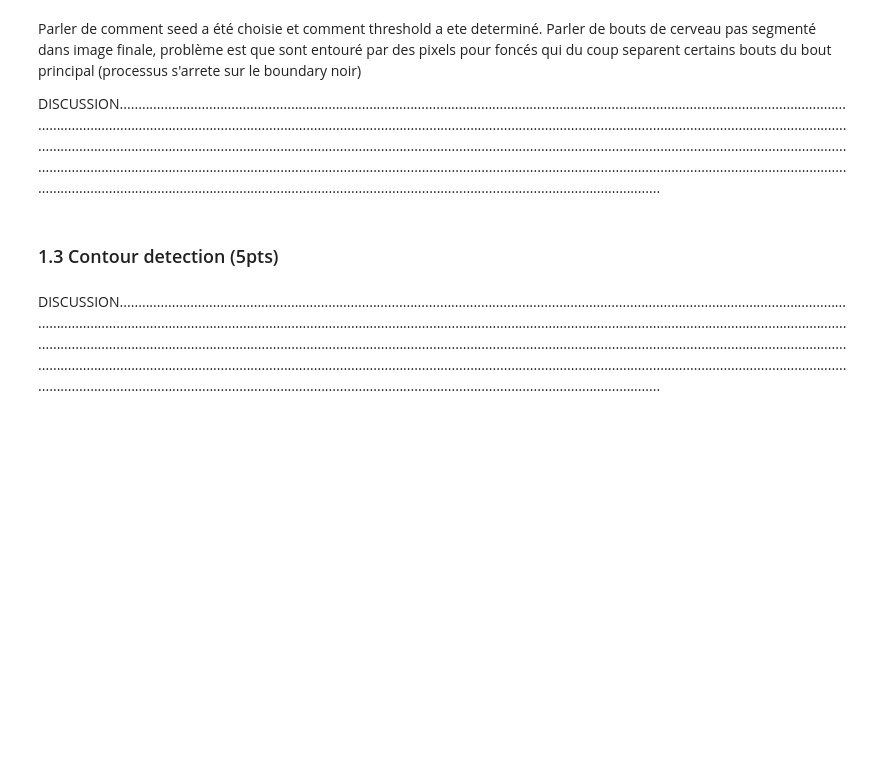
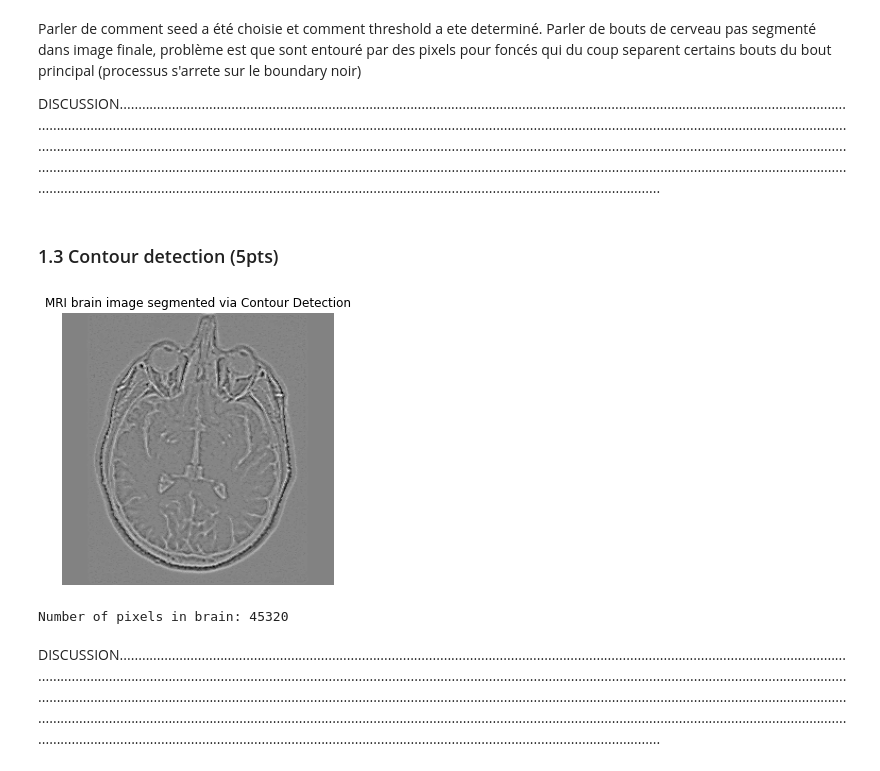
Before and after one commit to Andrea-Oliveri/Image-Processing-Assignements, a Jupyter notebook: Lab 1/lab_01_segmentation.ipynb, the cells around one changed output. Cells and saved outputs as stored; diff of their text form; code cells hidden in the pictures; blank space fills up the shorter version.

Commit message:
LoG Implemented with zero crossing! need to extract brain and count pixel

```diff
--- a/Lab 1/lab_01_segmentation.ipynb
+++ b/Lab 1/lab_01_segmentation.ipynb
@@ -106,19 +106,31 @@ DISCUSSION......................................................................
 ### 1.3 Contour detection (5pts)
 # %%
 # Contour detection function
+import scipy.ndimage as nd
+##
+##Laplacian of gaussian :
 
-_, segmented = cv.connectedComponents(edges.astype(np.uint8))
-mask         = segmented == segmented[seed]
+Filtered_image= nd.gaussian_filter(brain_im,1)
+LoG = cv.Laplacian(Filtered_image,ddepth = cv.CV_16S)
+#LoG = nd.gaussian_laplace(brain_im,1.5)
+##zero crossing factor :
+LoG[np.where(np.diff(np.sign(LoG)))] = 1
+
+#_, segmented = cv.connectedComponents(LoG.astype(np.uint8))
+#mask         = segmented == segmented[seed]
 
 # Display Segmentation Mask.
 fig, ax = plt.subplots(1, 1, figsize=(5, 5))
-ax.imshow(mask, cmap='gray')
+ax.imshow(LoG, cmap='gray')
 ax.set_title('MRI brain image segmented via Contour Detection')
 ax.axis('off')
 plt.show()
 
 # Count number of pixels in brain.
 print(f"Number of pixels in brain: {mask.sum()}")
+# %% [output]
+[figure, added]
+Number of pixels in brain: 45320
 # %% [markdown]
 DISCUSSION.....................................................................................................................................................................................................................................................................................................................................................................................................................................................................................................................................................................................................................................................................................................................................................................................................................................................................................................................................................................................................................................................
 # %% [markdown]
```
